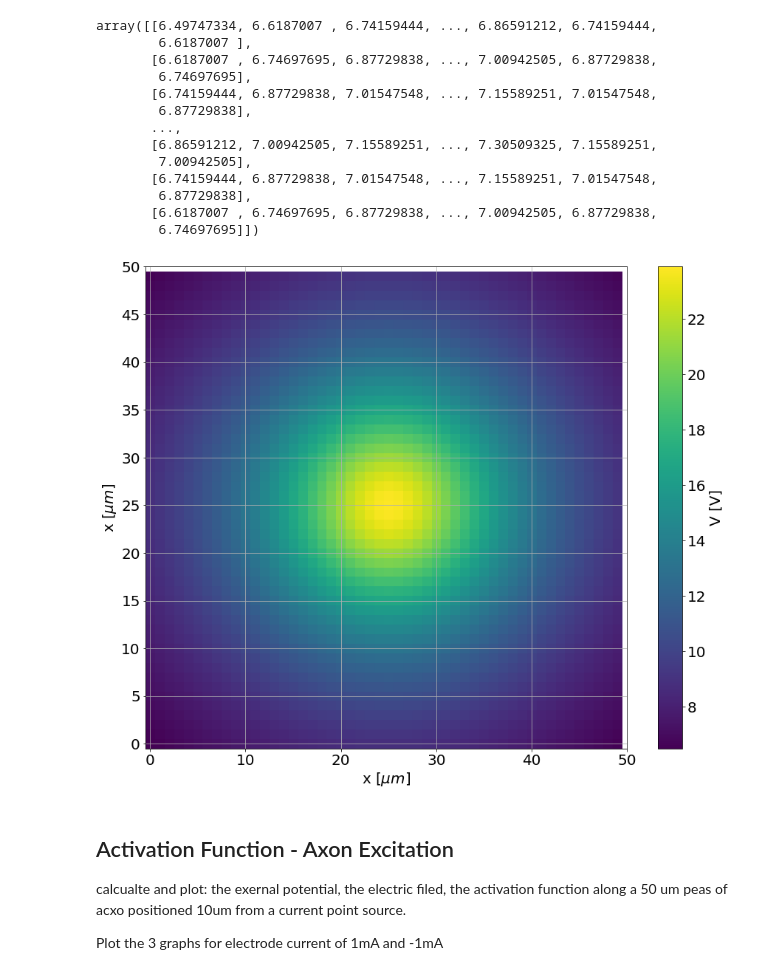
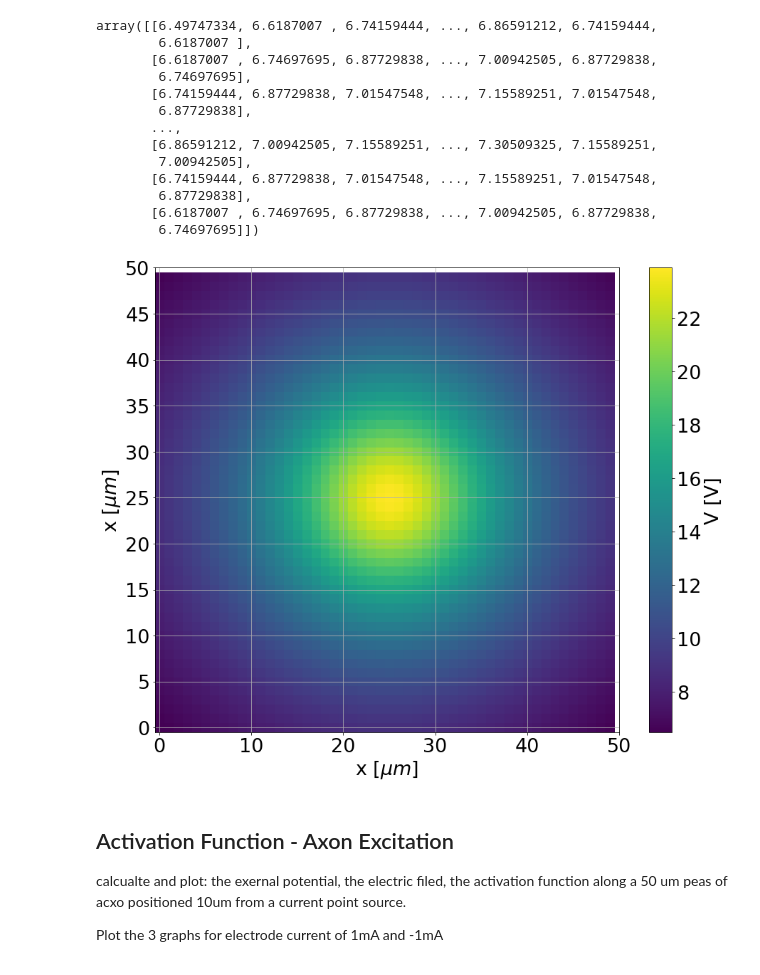
Before and after one commit to alTeska/Neuroprostetic, a Jupyter notebook: exercise_6/exercise6.ipynb, the cells around one changed output. Drawn from its saved outputs; the diff is of its cells as text; code cells hidden in the pictures.

```diff
--- a/exercise_6/exercise6.ipynb
+++ b/exercise_6/exercise6.ipynb
@@ -9,7 +9,7 @@ from scipy import signal
 from matplotlib import rcParams
 % matplotlib inline
 # %%
-rcParams.update({'font.size': 20})
+rcParams.update({'font.size': 24})
 # %% [markdown]
 ## Exercise 1 - Potential Field
 # %% [markdown]
@@ -68,21 +68,22 @@ array([[6.49747334, 6.6187007 , 6.74159444, ..., 6.86591212, 6.74159444,
        [6.6187007 , 6.74697695, 6.87729838, ..., 7.00942505, 6.87729838,
         6.74697695]])
 # %%
+rcParams.update({'font.size': 27})
 plt.figure(figsize=(15,12))
 plt.imshow(field,
           origin='lower');
 
 plt.grid();
 cbar = plt.colorbar();
 plt.yticks(np.arange(0,51,5));
 plt.xticks(np.arange(0,51,10));
 
 cbar.set_label('V [V]')
 plt.xlabel('x [$\mu m$]')
 plt.ylabel('x [$\mu m$]')
 plt.savefig('report/1.png', dpi=200, bbox_inches='tight', transparent="True", pad_inches=0)
 # %% [output]
-[figure, old version]
+[figure, new version]
 # %% [markdown]
 ## Activation Function - Axon Excitation
 calcualte and plot:
```
Also changed, not shown: parts of 10 cells of this notebook, 16 other files.
